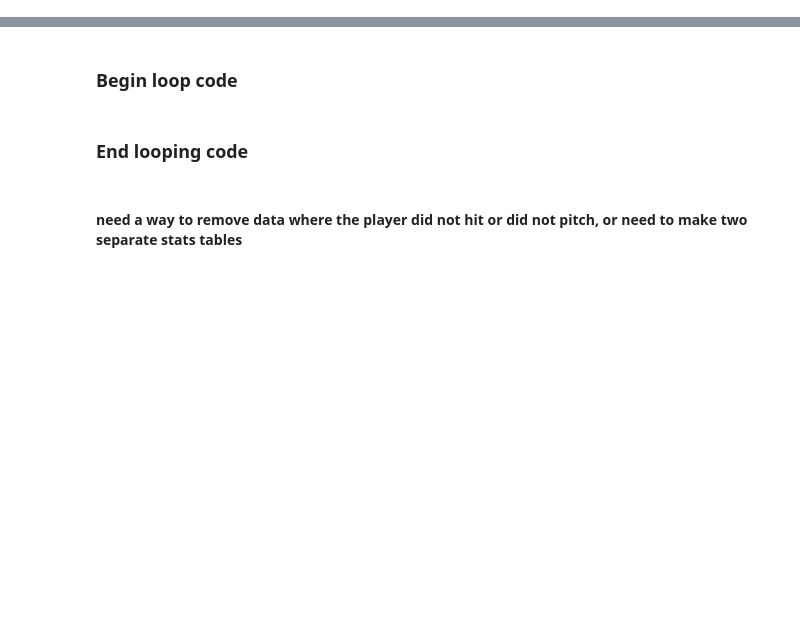
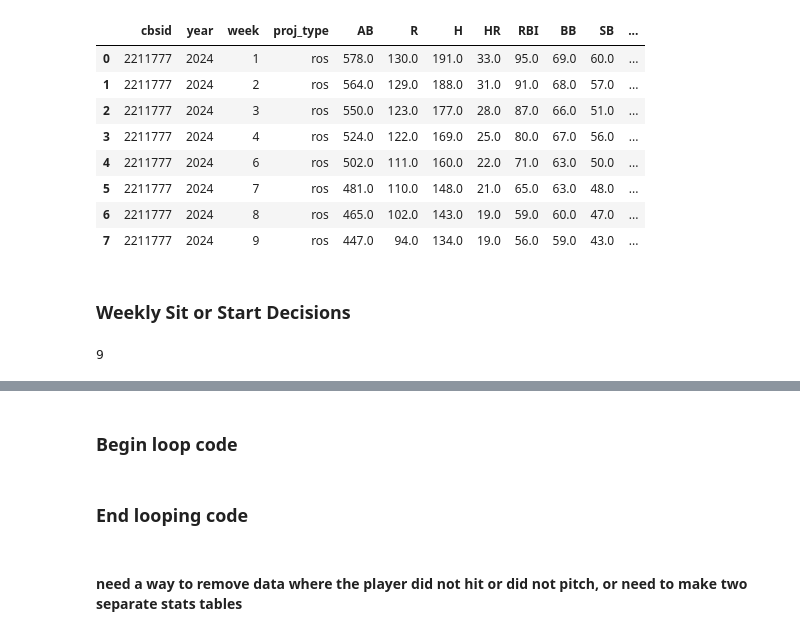
Before and after one commit to haueter19/xdl, a Jupyter notebook: CBS Scrape Stats by Period.ipynb, the cells around one changed output, grey strips where cells are left out. Cells and saved outputs as stored; diff of their text form; code cells hidden in the pictures; blank space fills up the shorter version.

```diff
--- a/CBS Scrape Stats by Period.ipynb
+++ b/CBS Scrape Stats by Period.ipynb
@@ -23,9 +35,6 @@ engine = create_engine('sqlite:///fantasy_data.db', echo=False)
 from fantasy_utils import Fantasy_Projections as fp
 import fantasy_utils as fu
 fp = fu.Fantasy_Projections()
-# %%
-conn = sqlite3.connect('fantasy_data.db')
-conn.create_function('sqrt', 1, math.sqrt)
 # %%
 def login():
     driver = webdriver.Chrome("C:\\ProgramData\\Anaconda3\\WebDriver\\bin\\chromedriver.exe")
@@ -143,0 +555,18 @@ driver = login()
+# %%
+pd.read_sql("SELECT * FROM projections WHERE cbsid=2211777", conn)
+# %% [output]
+|  | cbsid | year | week | proj_type | AB | R | H | HR | RBI | BB | SB | ... |
+| 0 | 2211777 | 2024 | 1 | ros | 578.0 | 130.0 | 191.0 | 33.0 | 95.0 | 69.0 | 60.0 | ... |
+| 1 | 2211777 | 2024 | 2 | ros | 564.0 | 129.0 | 188.0 | 31.0 | 91.0 | 68.0 | 57.0 | ... |
+| 2 | 2211777 | 2024 | 3 | ros | 550.0 | 123.0 | 177.0 | 28.0 | 87.0 | 66.0 | 51.0 | ... |
+| 3 | 2211777 | 2024 | 4 | ros | 524.0 | 122.0 | 169.0 | 25.0 | 80.0 | 67.0 | 56.0 | ... |
+| 4 | 2211777 | 2024 | 6 | ros | 502.0 | 111.0 | 160.0 | 22.0 | 71.0 | 63.0 | 50.0 | ... |
+| 5 | 2211777 | 2024 | 7 | ros | 481.0 | 110.0 | 148.0 | 21.0 | 65.0 | 63.0 | 48.0 | ... |
+| 6 | 2211777 | 2024 | 8 | ros | 465.0 | 102.0 | 143.0 | 19.0 | 59.0 | 60.0 | 47.0 | ... |
+| 7 | 2211777 | 2024 | 9 | ros | 447.0 | 94.0 | 134.0 | 19.0 | 56.0 | 59.0 | 43.0 | ... |
+# %% [markdown]
+### Weekly Sit or Start Decisions
+# %%
+current_period
+# %% [output]
+9
```
Also changed, not shown: parts of 48 cells of this notebook.
